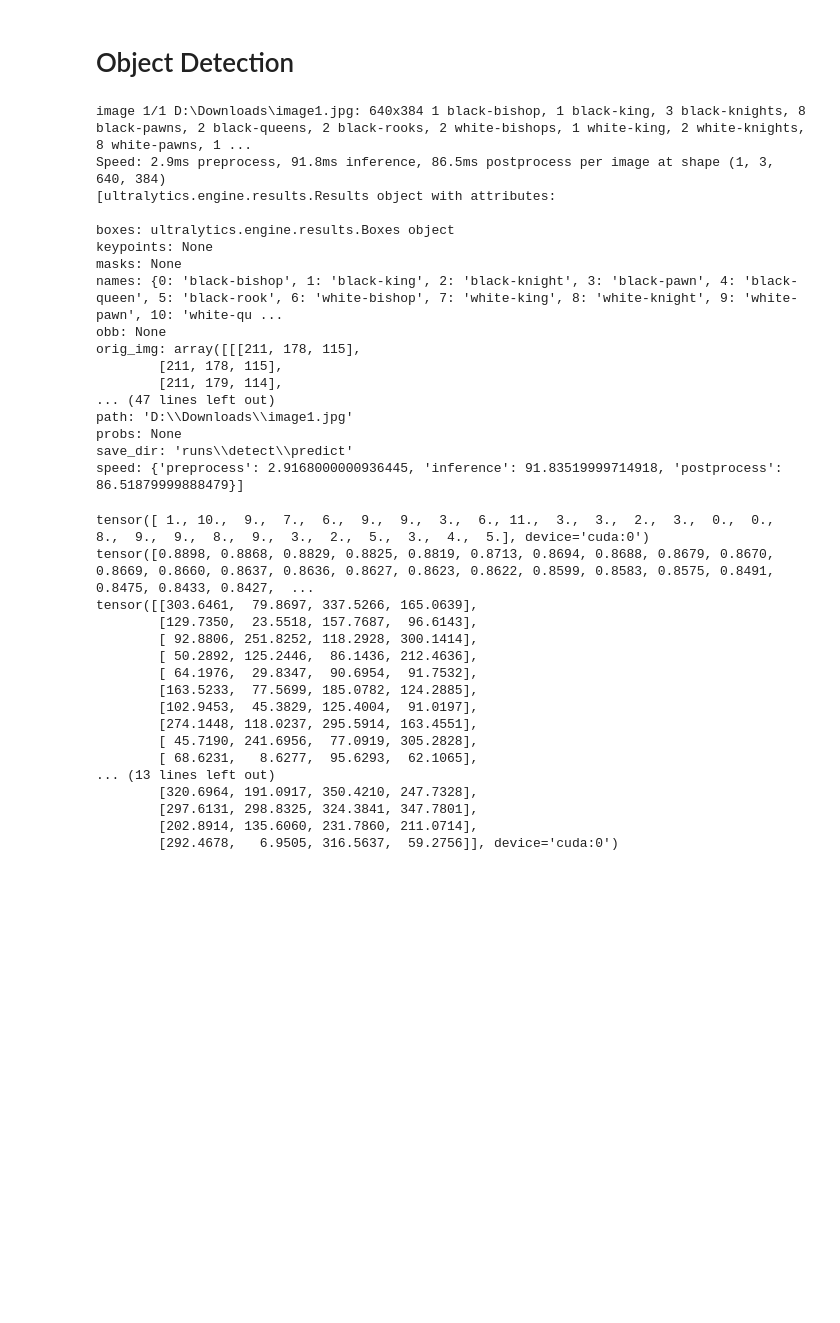
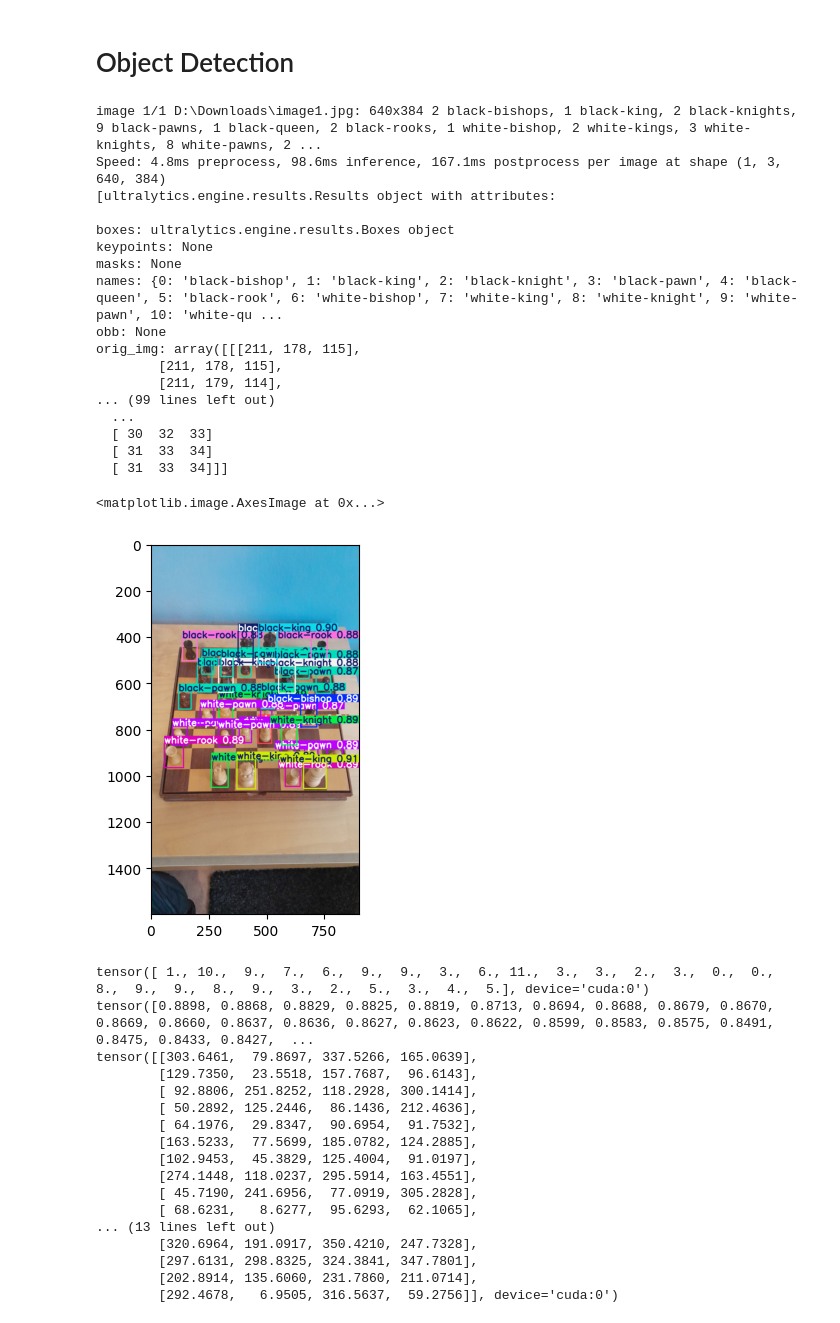
Before and after one commit to Villani-Luca/Chessy3D, a Jupyter notebook: src/object_detection_yolo/object_detection.ipynb, the cells around one changed output. Saved outputs shown, nothing was run; the diff lists cells and outputs as text; code cells hidden in the pictures; blank space fills up the shorter version.

```diff
--- a/src/object_detection_yolo/object_detection.ipynb
+++ b/src/object_detection_yolo/object_detection.ipynb
@@ -6,36 +6,38 @@ import matplotlib.pyplot as plt
 import ChessPiece
 # %%
 # YOLOv8  model
-model = YOLO(r"C:\Users\villa\chess_finetuning_model\dataset_omar_600epochs_fromscratch2\weights\best.pt")
+model = YOLO(r"C:\Users\villa\chess_finetuning_model\mergedDataset_frompretrainedmodel\weights\best.pt")
 #model = YOLO("best.pt")
 
 # make prediction
 image_path = r"D:\Downloads\image1.jpg"
 print(model.predict(image_path))
-#results = model(image_path) # path to test image
-#im_array = results[0].plot() # plot a BGR numpy array of predictions
+results = model(image_path) # path to test image
+im_array = results[0].plot() # plot a BGR numpy array of predictions
 
-#print(results[0].plot())
+print(results[0].plot())
 
-#plt.imshow(im_array[:,:,::-1])
+plt.imshow(im_array[:,:,::-1])
 # %% [output]
-image 1/1 D:\Downloads\image1.jpg: 640x384 1 black-bishop, 1 black-king, 3 black-knights, 8 black-pawns, 2 black-queens, 2 black-rooks, 2 white-bishops, 1 white-king, 2 white-knights, 8 white-pawns, 1 ...
-Speed: 2.9ms preprocess, 91.8ms inference, 86.5ms postprocess per image at shape (1, 3, 640, 384)
+image 1/1 D:\Downloads\image1.jpg: 640x384 2 black-bishops, 1 black-king, 2 black-knights, 9 black-pawns, 1 black-queen, 2 black-rooks, 1 white-bishop, 2 white-kings, 3 white-knights, 8 white-pawns, 2 ...
+Speed: 4.8ms preprocess, 98.6ms inference, 167.1ms postprocess per image at shape (1, 3, 640, 384)
 [ultralytics.engine.results.Results object with attributes:
 
 boxes: ultralytics.engine.results.Boxes object
 keypoints: None
 masks: None
 names: {0: 'black-bishop', 1: 'black-king', 2: 'black-knight', 3: 'black-pawn', 4: 'black-queen', 5: 'black-rook', 6: 'white-bishop', 7: 'white-king', 8: 'white-knight', 9: 'white-pawn', 10: 'white-qu ...
 obb: None
 orig_img: array([[[211, 178, 115],
         [211, 178, 115],
         [211, 179, 114],
-... (47 lines left out)
-path: 'D:\\Downloads\\image1.jpg'
-probs: None
-save_dir: 'runs\\detect\\predict'
-speed: {'preprocess': 2.9168000000936445, 'inference': 91.83519999714918, 'postprocess': 86.51879999888479}]
+... (99 lines left out)
+  ...
+  [ 30  32  33]
+  [ 31  33  34]
+  [ 31  33  34]]]
+<matplotlib.image.AxesImage at 0x...>
+[figure, added]
 # %%
 print(results[0].boxes.cls)
 
```
Also changed, not shown: 45 other files.
